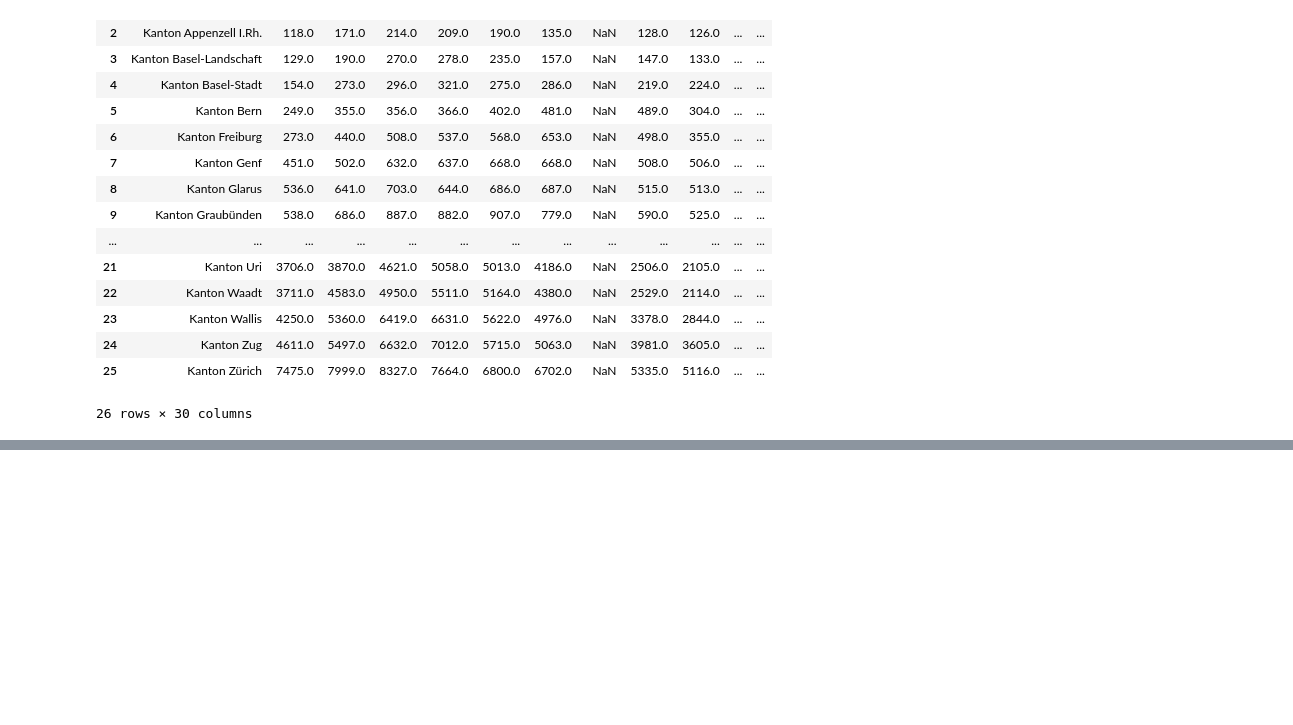
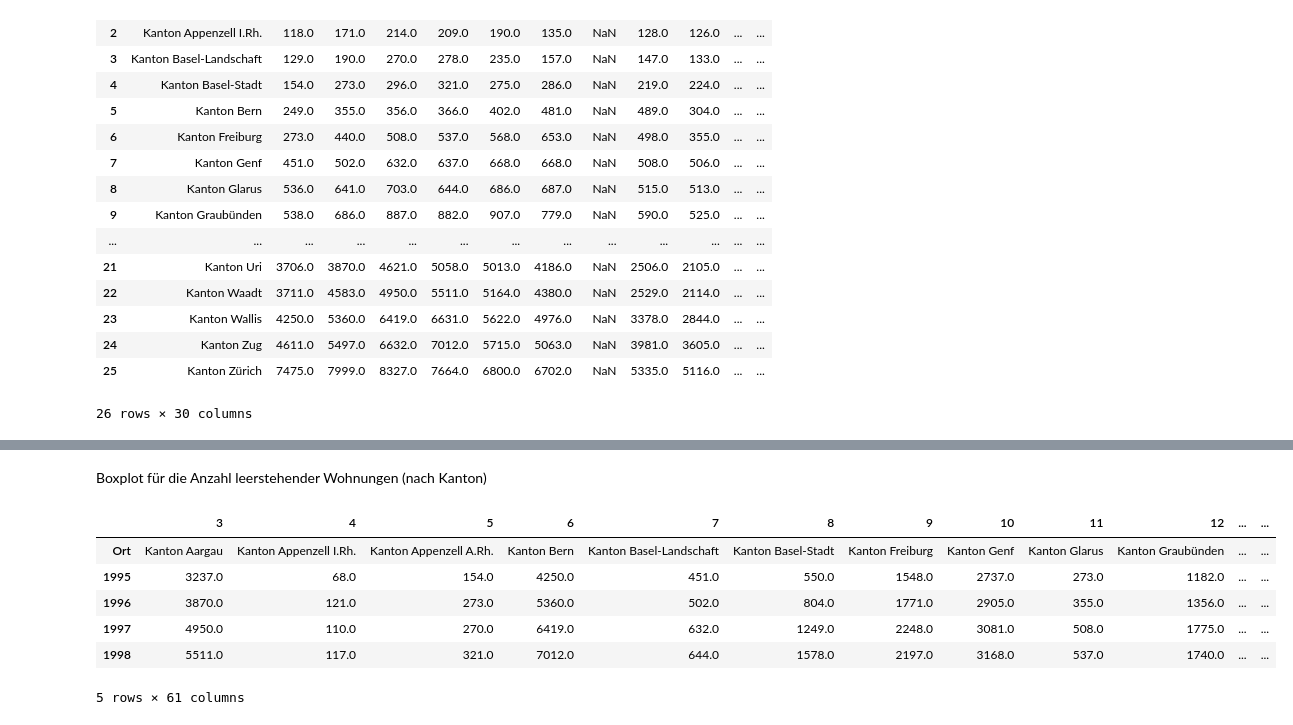
Before and after one commit to GRUPPE-BINA24/Datenspeicher, a Jupyter notebook: Kopie_von_Semesterarbeit_BINA.ipynb, the cells around one changed output, grey strips where cells are left out. Cells and saved outputs as stored; diff of their text form; code cells hidden in the pictures; blank space fills up the shorter version.

```diff
--- a/Kopie_von_Semesterarbeit_BINA.ipynb
+++ b/Kopie_von_Semesterarbeit_BINA.ipynb
@@ -198,0 +204,15 @@ dataLeerstehend.boxplot(column=[1995, 1996, 1997, 1998, 1999, 2000, 2001, 2002,
+# %% [markdown]
+Boxplot für die Anzahl leerstehender Wohnungen (nach Kanton)
+# %%
+#Transponieren der Tabelle (Kantone zu Spalten, da Boxplot für Spalten ausgelegt)
+dataLeerstehend_Kanton = dataLeerstehend.T
+
+dataLeerstehend_Kanton.head()
+# %% [output]
+|  | 3 | 4 | 5 | 6 | 7 | 8 | 9 | 10 | 11 | 12 | ... | ... |
+| Ort | Kanton Aargau | Kanton Appenzell I.Rh. | Kanton Appenzell A.Rh. | Kanton Bern | Kanton Basel-Landschaft | Kanton Basel-Stadt | Kanton Freiburg | Kanton Genf | Kanton Glarus | Kanton Graubünden | ... | ... |
+| 1995 | 3237.0 | 68.0 | 154.0 | 4250.0 | 451.0 | 550.0 | 1548.0 | 2737.0 | 273.0 | 1182.0 | ... | ... |
+| 1996 | 3870.0 | 121.0 | 273.0 | 5360.0 | 502.0 | 804.0 | 1771.0 | 2905.0 | 355.0 | 1356.0 | ... | ... |
+| 1997 | 4950.0 | 110.0 | 270.0 | 6419.0 | 632.0 | 1249.0 | 2248.0 | 3081.0 | 508.0 | 1775.0 | ... | ... |
+| 1998 | 5511.0 | 117.0 | 321.0 | 7012.0 | 644.0 | 1578.0 | 2197.0 | 3168.0 | 537.0 | 1740.0 | ... | ... |
+5 rows × 61 columns
```
Also changed, not shown: parts of 5 cells of this notebook.
